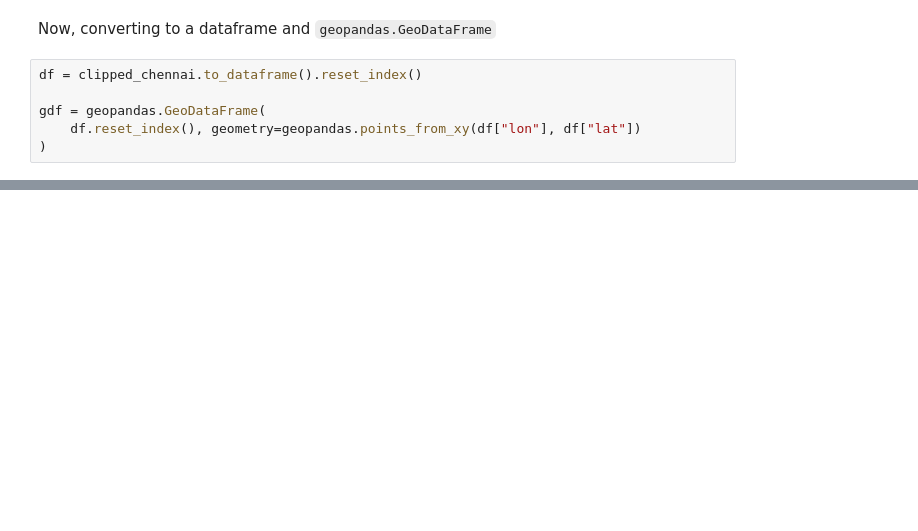
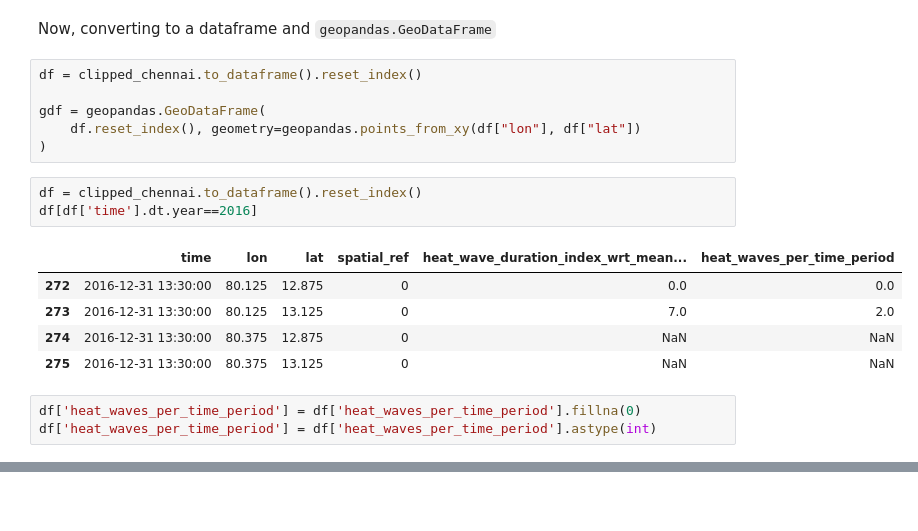
Before and after one commit to datapartnership/heatwaves, a Jupyter notebook: notebooks/measuring-heatwaves/calculate-heatwaves-incidence.ipynb, the cells around one changed output, grey strips where cells are left out. Saved outputs shown, nothing was run; the diff lists cells and outputs as text; blank space fills up the shorter version.

```diff
--- a/notebooks/measuring-heatwaves/calculate-heatwaves-incidence.ipynb
+++ b/notebooks/measuring-heatwaves/calculate-heatwaves-incidence.ipynb
@@ -79,4 +195,16 @@ df = clipped_chennai.to_dataframe().reset_index()
 gdf = geopandas.GeoDataFrame(
     df.reset_index(), geometry=geopandas.points_from_xy(df["lon"], df["lat"])
 )
+# %%
+df = clipped_chennai.to_dataframe().reset_index()
+df[df['time'].dt.year==2016]
+# %% [output]
+|  | time | lon | lat | spatial_ref | heat_wave_duration_index_wrt_mean... | heat_waves_per_time_period |
+| 272 | 2016-12-31 13:30:00 | 80.125 | 12.875 | 0 | 0.0 | 0.0 |
+| 273 | 2016-12-31 13:30:00 | 80.125 | 13.125 | 0 | 7.0 | 2.0 |
+| 274 | 2016-12-31 13:30:00 | 80.375 | 12.875 | 0 | NaN | NaN |
+| 275 | 2016-12-31 13:30:00 | 80.375 | 13.125 | 0 | NaN | NaN |
+# %%
+df['heat_waves_per_time_period'] = df['heat_waves_per_time_period'].fillna(0)
+df['heat_waves_per_time_period'] = df['heat_waves_per_time_period'].astype(int)
 # %%
```
Also changed, not shown: parts of 14 cells of this notebook.
